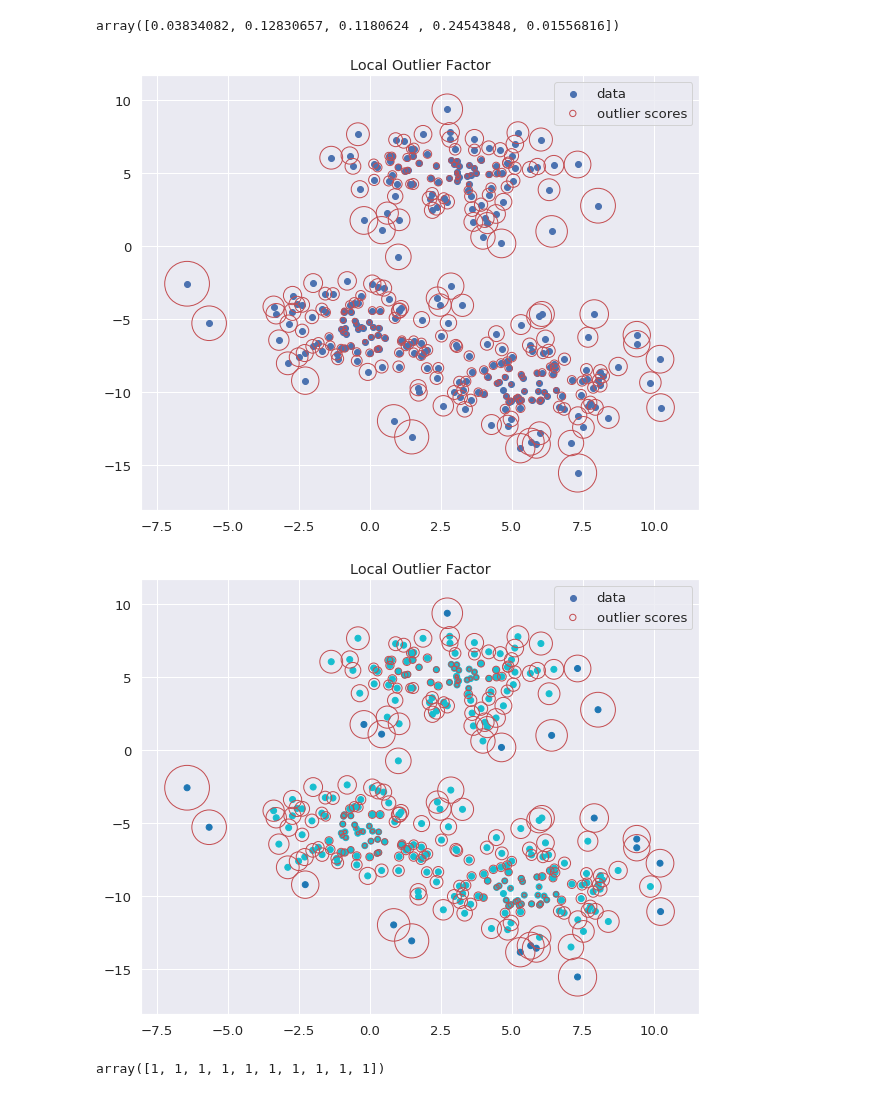
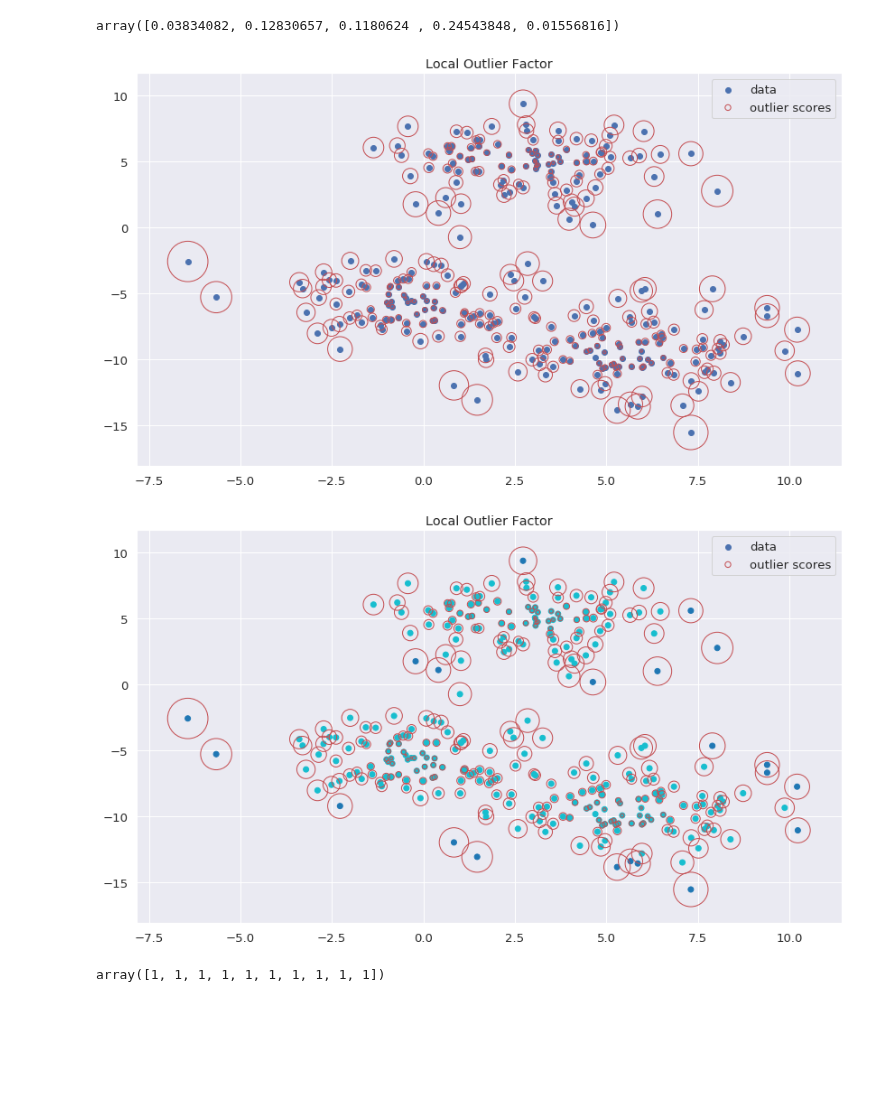
Before and after one commit to krakowiakpawel9/ml_course, a Jupyter notebook: unsupervised/04_anomaly_detection/01_local_outlier_factor.ipynb, the cells around one changed output. Drawn from its saved outputs; the diff is of its cells as text; code cells hidden in the pictures; blank space fills up the shorter version.

```diff
--- a/unsupervised/04_anomaly_detection/01_local_outlier_factor.ipynb
+++ b/unsupervised/04_anomaly_detection/01_local_outlier_factor.ipynb
@@ -107,17 +115,17 @@ radius[:5]
 # %% [output]
 array([0.03834082, 0.12830657, 0.1180624 , 0.24543848, 0.01556816])
 # %%
-plt.figure(figsize=(10, 8))
+plt.figure(figsize=(14, 8))
 plt.scatter(all_data[:, 0], all_data[:, 1], label='data', cmap='tab10')
 plt.scatter(all_data[:, 0], all_data[:, 1], s=2000 * radius, edgecolors='r', facecolors='none', label='outlier scores')
 plt.title('Local Outlier Factor')
 legend = plt.legend()
 legend.legendHandles[1]._sizes = [40]
 plt.show()
 # %% [output]
-[figure, old version]
+[figure, new version]
 # %%
-plt.figure(figsize=(10, 8))
+plt.figure(figsize=(14, 8))
 plt.scatter(all_data[:, 0], all_data[:, 1], c=all_data[:, 2], cmap='tab10', label='data')
 plt.scatter(all_data[:, 0], all_data[:, 1], s=2000 * radius, edgecolors='r', facecolors='none', label='outlier scores')
 plt.title('Local Outlier Factor')
@@ -125,7 +133,7 @@ legend = plt.legend()
 legend.legendHandles[1]._sizes = [40]
 plt.show()
 # %% [output]
-[figure, old version]
+[figure, new version]
 # %%
 lof = LocalOutlierFactor(n_neighbors=20, novelty=True)
 lof.fit(data)
```
Also changed, not shown: parts of 7 cells of this notebook.
